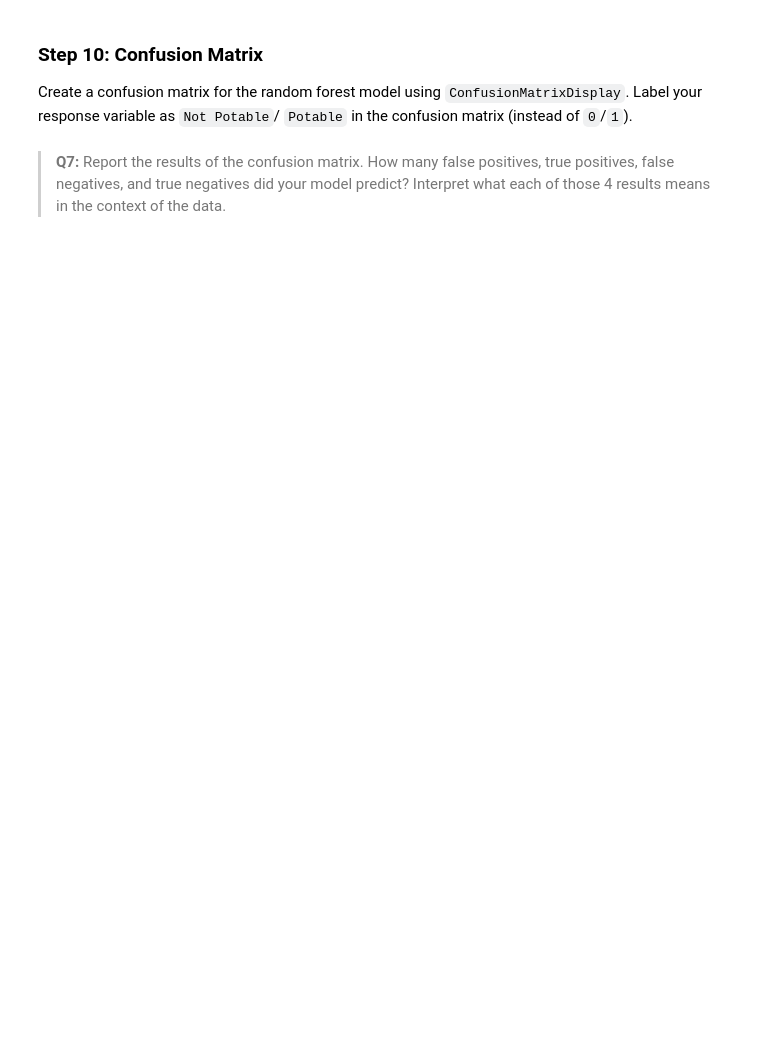
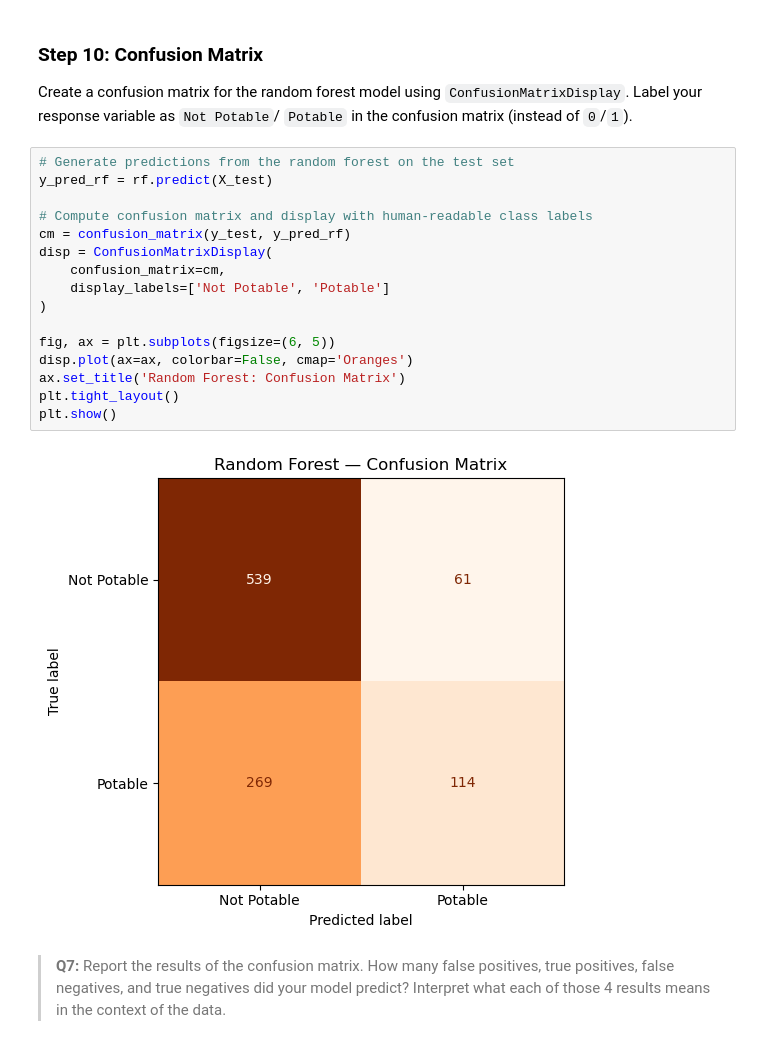
Before and after one commit to aakriti-poudel-chhetri/assignment-3, a Jupyter notebook: task2/hw3-task2.ipynb, the cells around one changed output. Cells and saved outputs as stored; diff of their text form; blank space fills up the shorter version.

```diff
--- a/task2/hw3-task2.ipynb
+++ b/task2/hw3-task2.ipynb
@@ -357,6 +392,24 @@ _Type your answer here, replacing this text._
 ### Step 10: Confusion Matrix
 
 Create a confusion matrix for the random forest model using `ConfusionMatrixDisplay`. Label your response variable as `Not Potable`/ `Potable` in the confusion matrix (instead of `0`/`1`).
+# %%
+# Generate predictions from the random forest on the test set
+y_pred_rf = rf.predict(X_test)
+
+# Compute confusion matrix and display with human-readable class labels
+cm = confusion_matrix(y_test, y_pred_rf)
+disp = ConfusionMatrixDisplay(
+    confusion_matrix=cm,
+    display_labels=['Not Potable', 'Potable']
+)
+
+fig, ax = plt.subplots(figsize=(6, 5))
+disp.plot(ax=ax, colorbar=False, cmap='Oranges')
+ax.set_title('Random Forest: Confusion Matrix')
+plt.tight_layout()
+plt.show()
+# %% [output]
+[figure, added]
 # %% [markdown]
 <!-- BEGIN QUESTION -->
 
```
Also changed, not shown: parts of 6 cells of this notebook, 3 other files.
